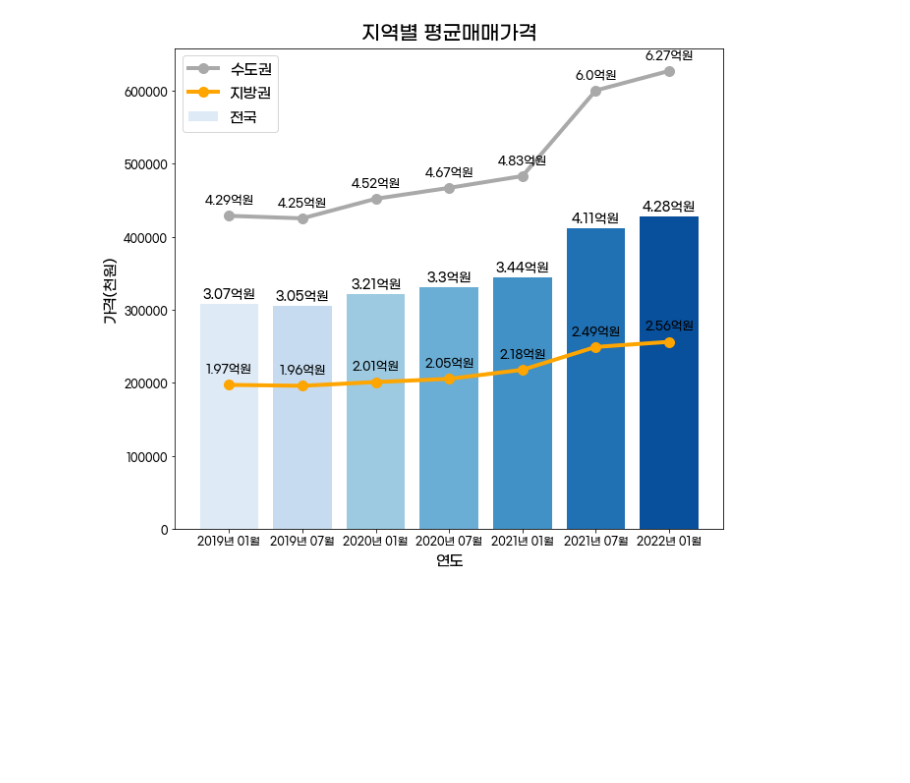
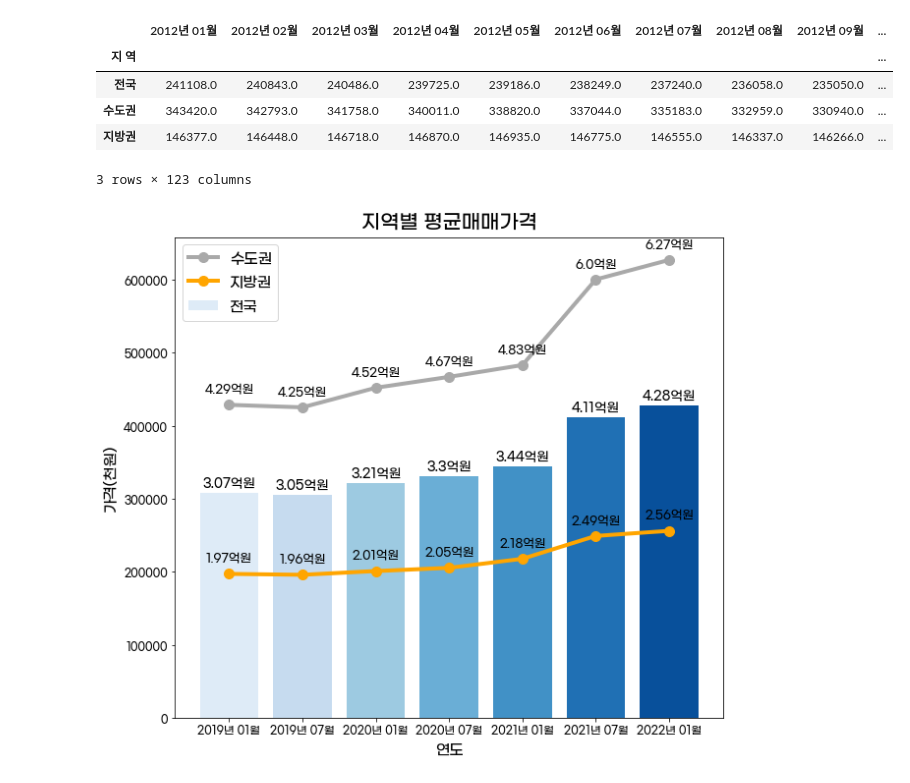
Before and after one commit to Minah-Seong/Project_Can, a Jupyter notebook: price.ipynb, the cells around one changed output. Drawn from its saved outputs; the diff is of its cells as text; code cells hidden in the pictures; blank space fills up the shorter version.

```diff
--- a/price.ipynb
+++ b/price.ipynb
@@ -12,8 +12,16 @@ rc('font', family=font_name)
 # %%
 data = pd.read_excel('./data/price/평균매매가격_종합.xlsx', header=10)
 data = data.drop(['Unnamed: 1', 'Unnamed: 2'], axis=1)
 data = data.loc[[0,1,2]]
 data.set_index('지 역' ,inplace=True)
+data
+# %% [output]
+|  | 2012년 01월 | 2012년 02월 | 2012년 03월 | 2012년 04월 | 2012년 05월 | 2012년 06월 | 2012년 07월 | 2012년 08월 | 2012년 09월 | ... |
+| 지 역 |  |  |  |  |  |  |  |  |  | ... |
+| 전국 | 241108.0 | 240843.0 | 240486.0 | 239725.0 | 239186.0 | 238249.0 | 237240.0 | 236058.0 | 235050.0 | ... |
+| 수도권 | 343420.0 | 342793.0 | 341758.0 | 340011.0 | 338820.0 | 337044.0 | 335183.0 | 332959.0 | 330940.0 | ... |
+| 지방권 | 146377.0 | 146448.0 | 146718.0 | 146870.0 | 146935.0 | 146775.0 | 146555.0 | 146337.0 | 146266.0 | ... |
+3 rows × 123 columns
 # %%
 ndf = data[['2019년 01월', '2019년 07월', '2020년 01월', '2020년 07월', '2021년 01월', '2021년 07월', '2022년 01월']]
 # %%
```
Also changed, not shown: 3 other files.
